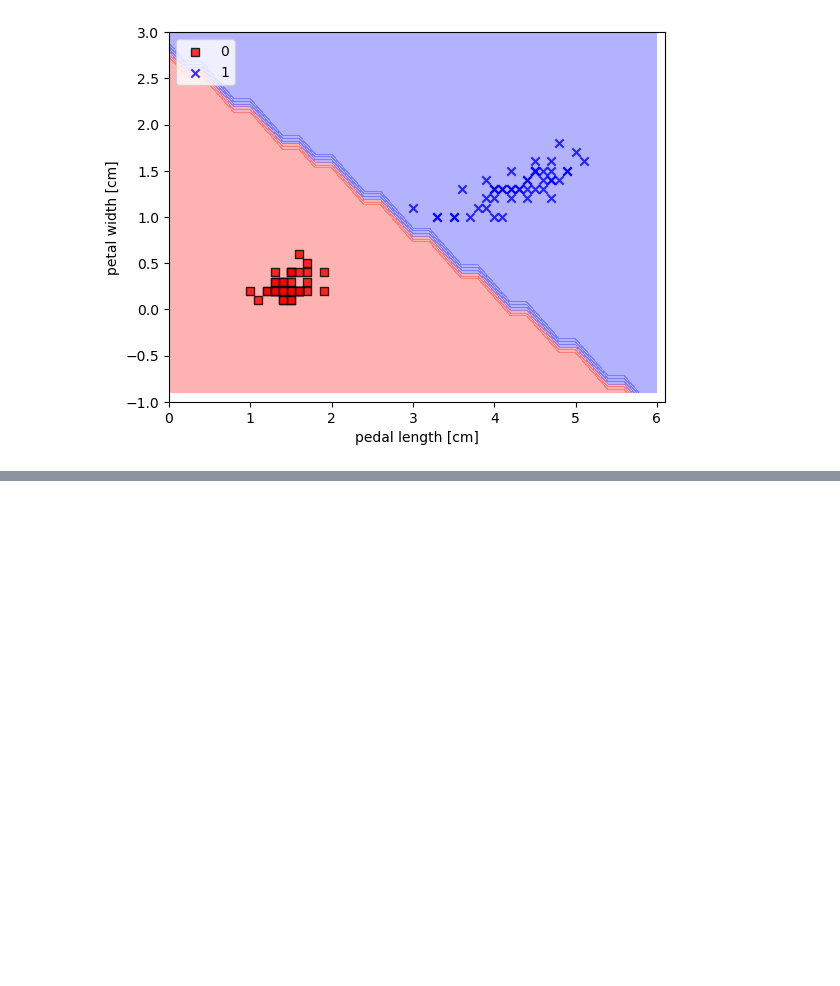
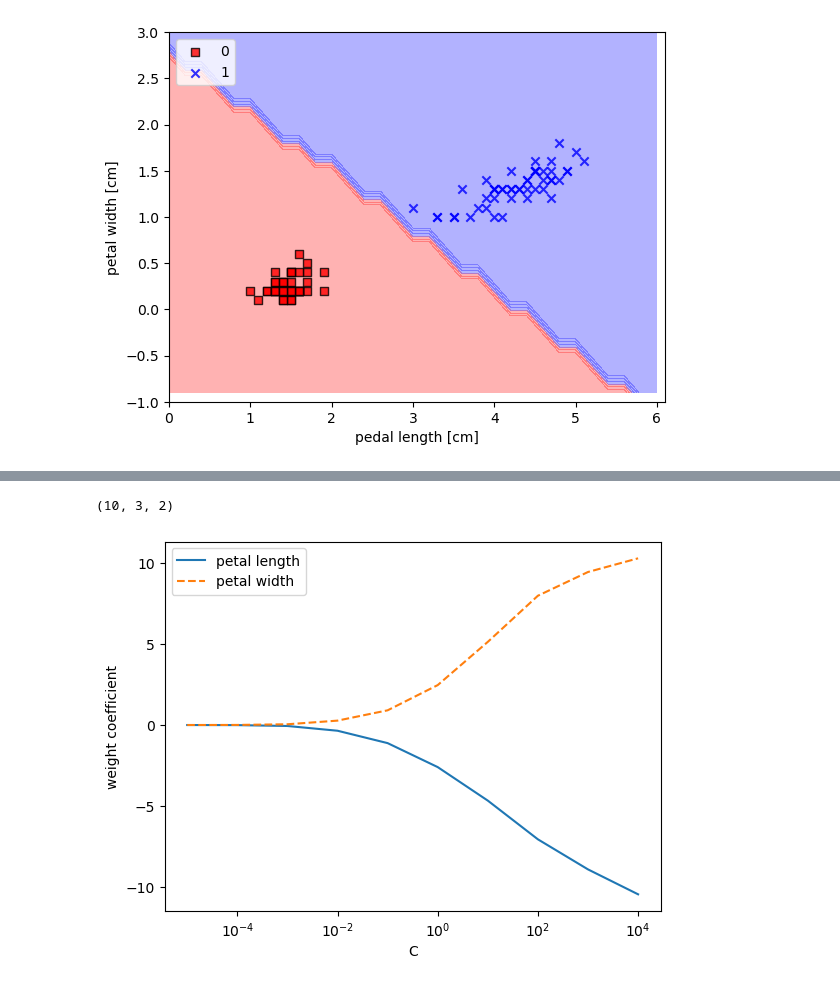
Before and after one commit to shirley430316/machine-learning, a Jupyter notebook: ch3-logistic-regression.ipynb, the cells around one changed output, grey strips where cells are left out. Drawn from its saved outputs; the diff is of its cells as text; code cells hidden in the pictures; blank space fills up the shorter version.

```diff
--- a/ch3-logistic-regression.ipynb
+++ b/ch3-logistic-regression.ipynb
@@ -145,0 +195,22 @@ plt.show()
+# %%
+# visualize the usage of c
+weights, params = [], []
+for i in range(-5,5):
+    # i is the power of c
+    lr = LogisticRegression(C=10.**i, random_state=1)
+    lr.fit(X_train_std, y_train)
+    weights.append(lr.coef_)
+    params.append(10.**i)
+weights = np.array(weights)
+print(weights.shape)
+
+plt.plot(params, weights[:, 0, 0], label='petal length')
+plt.plot(params, weights[:, 2, 0], linestyle='--', label='petal width')
+plt.ylabel('weight coefficient')
+plt.xlabel('C')
+plt.legend(loc='upper left')
+plt.xscale('log')
+plt.show()
+# %% [output]
+(10, 3, 2)
+[figure, added]
```
Also changed, not shown: parts of 4 cells of this notebook.
